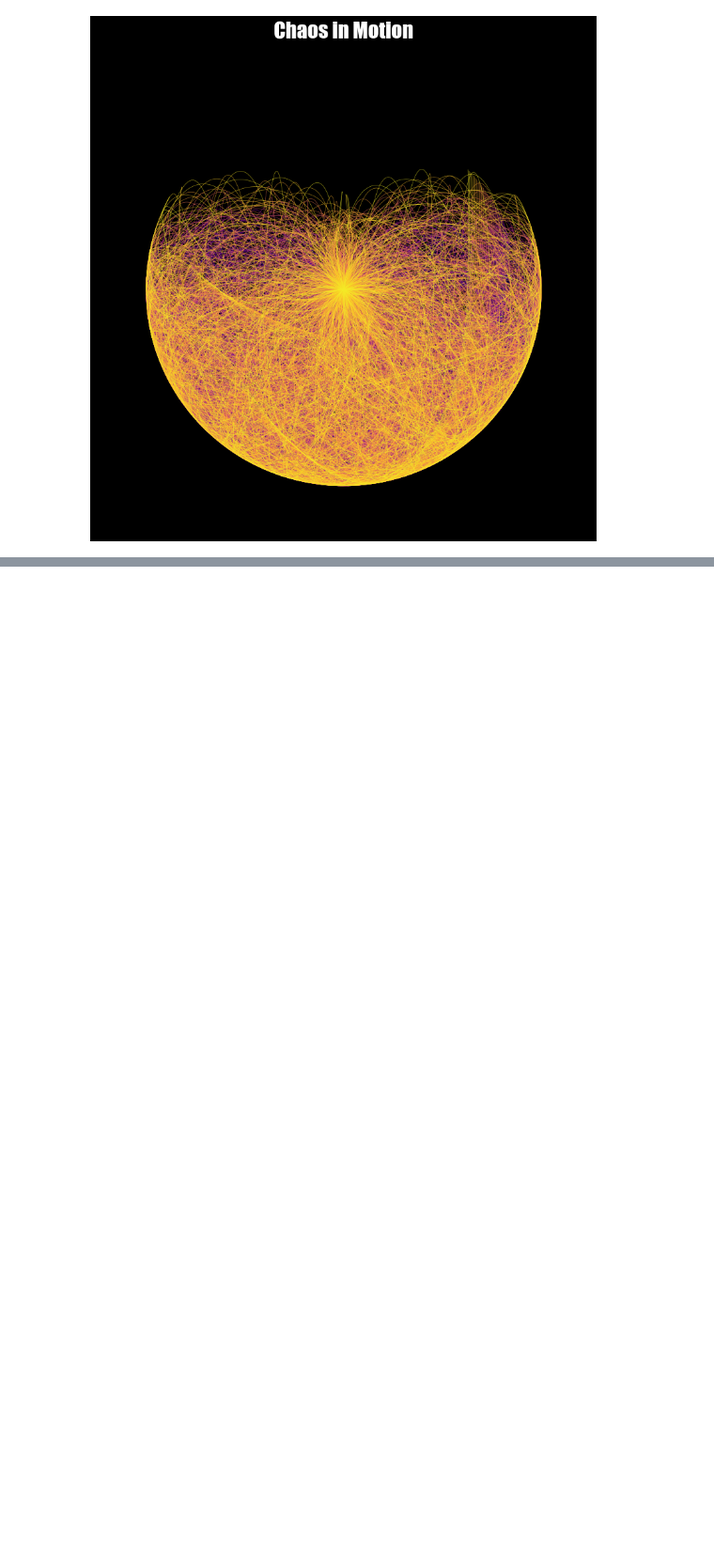
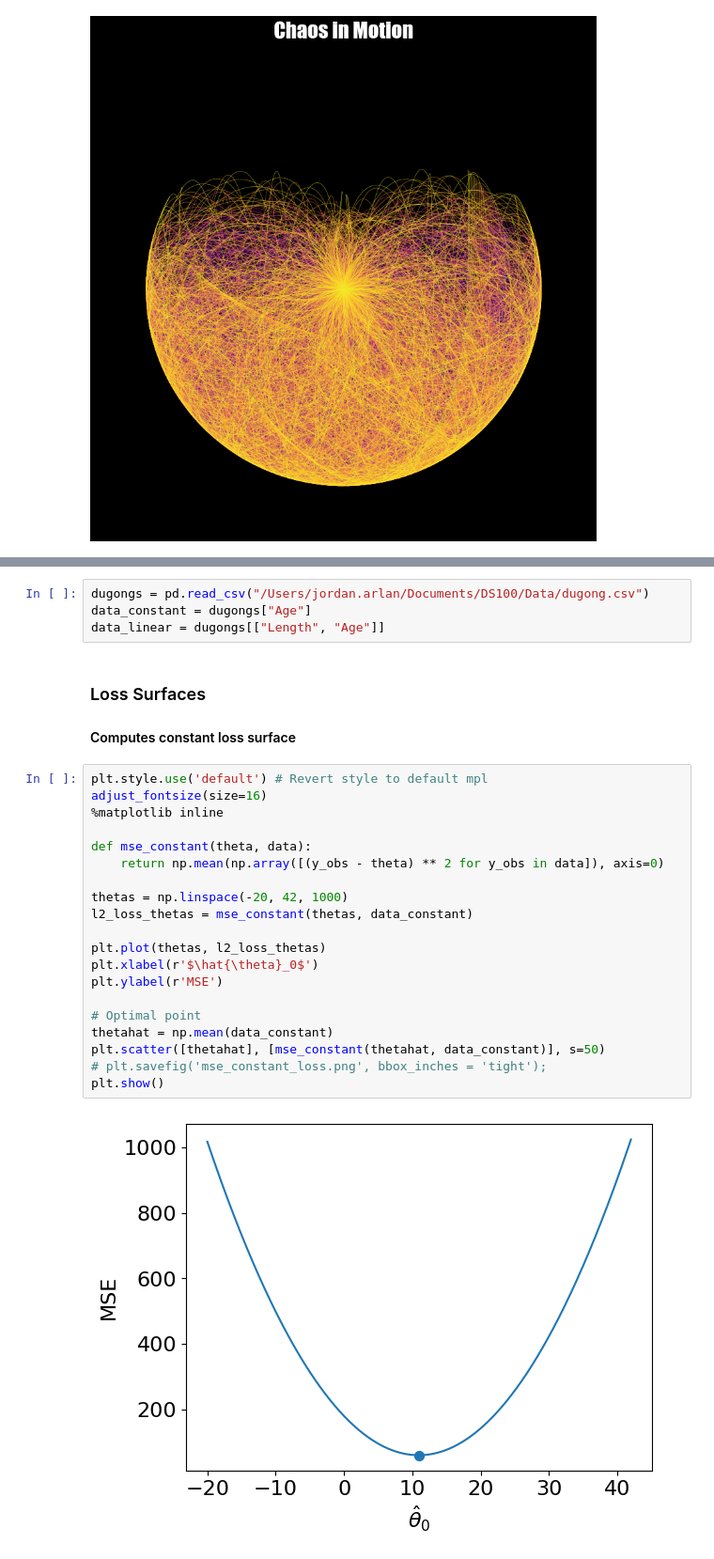
Before and after one commit to jordanarlan/UC-Berkeley-DS100, a Jupyter notebook: Week 6/Models_2.ipynb, the cells around one changed output, grey strips where cells are left out. Shown at 94% size. Cells and saved outputs as stored; diff of their text form; blank space fills up the shorter version.

```diff
--- a/Week 6/Untitled-1.ipynb
+++ b/Week 6/Models_2.ipynb
@@ -248,0 +279,29 @@ plt.show()
+# %%
+dugongs = pd.read_csv("/Users/jordan.arlan/Documents/DS100/Data/dugong.csv")
+data_constant = dugongs["Age"]
+data_linear = dugongs[["Length", "Age"]]
+# %% [markdown]
+### Loss Surfaces
+#### Computes constant loss surface
+# %%
+plt.style.use('default') # Revert style to default mpl
+adjust_fontsize(size=16)
+%matplotlib inline
+
+def mse_constant(theta, data):
+    return np.mean(np.array([(y_obs - theta) ** 2 for y_obs in data]), axis=0)
+
+thetas = np.linspace(-20, 42, 1000)
+l2_loss_thetas = mse_constant(thetas, data_constant)
+
+plt.plot(thetas, l2_loss_thetas)
+plt.xlabel(r'$\hat{\theta}_0$')
+plt.ylabel(r'MSE')
+
+# Optimal point
+thetahat = np.mean(data_constant)
+plt.scatter([thetahat], [mse_constant(thetahat, data_constant)], s=50)
+# plt.savefig('mse_constant_loss.png', bbox_inches = 'tight');
+plt.show()
+# %% [output]
+[figure, added]
```
Also changed, not shown: parts of 32 cells of this notebook.
